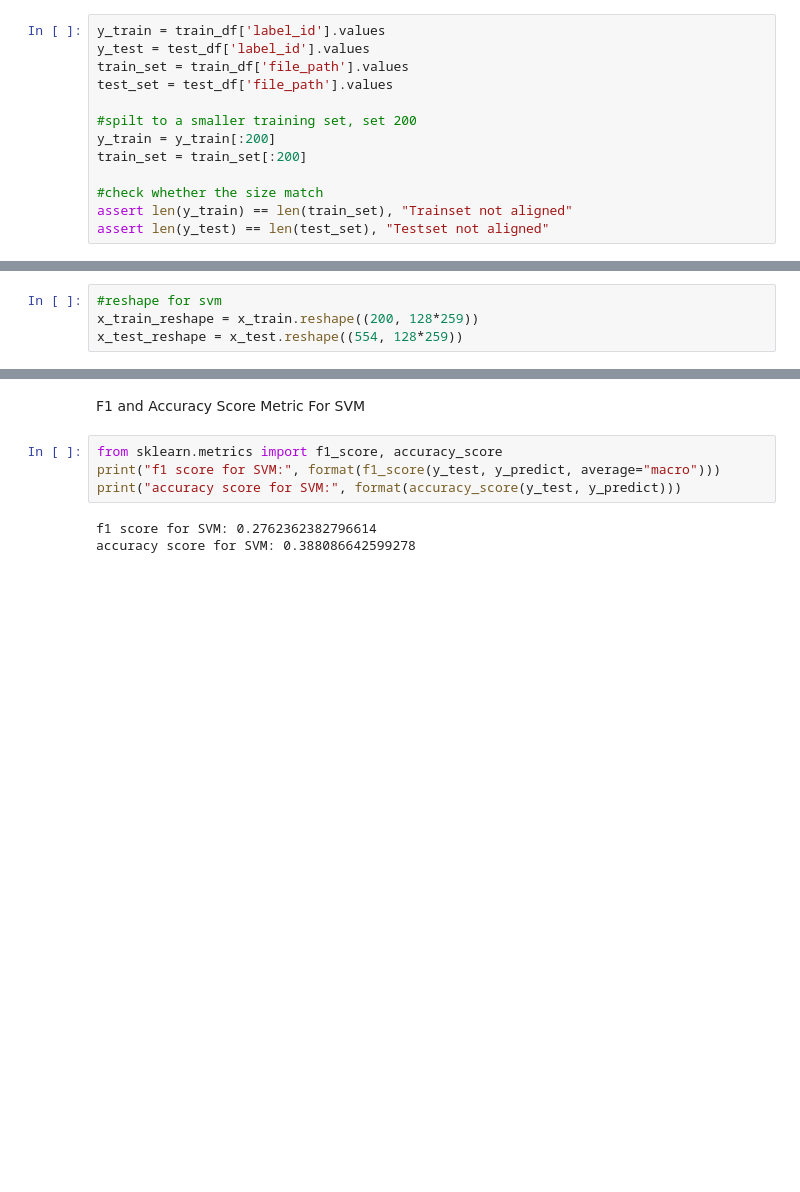
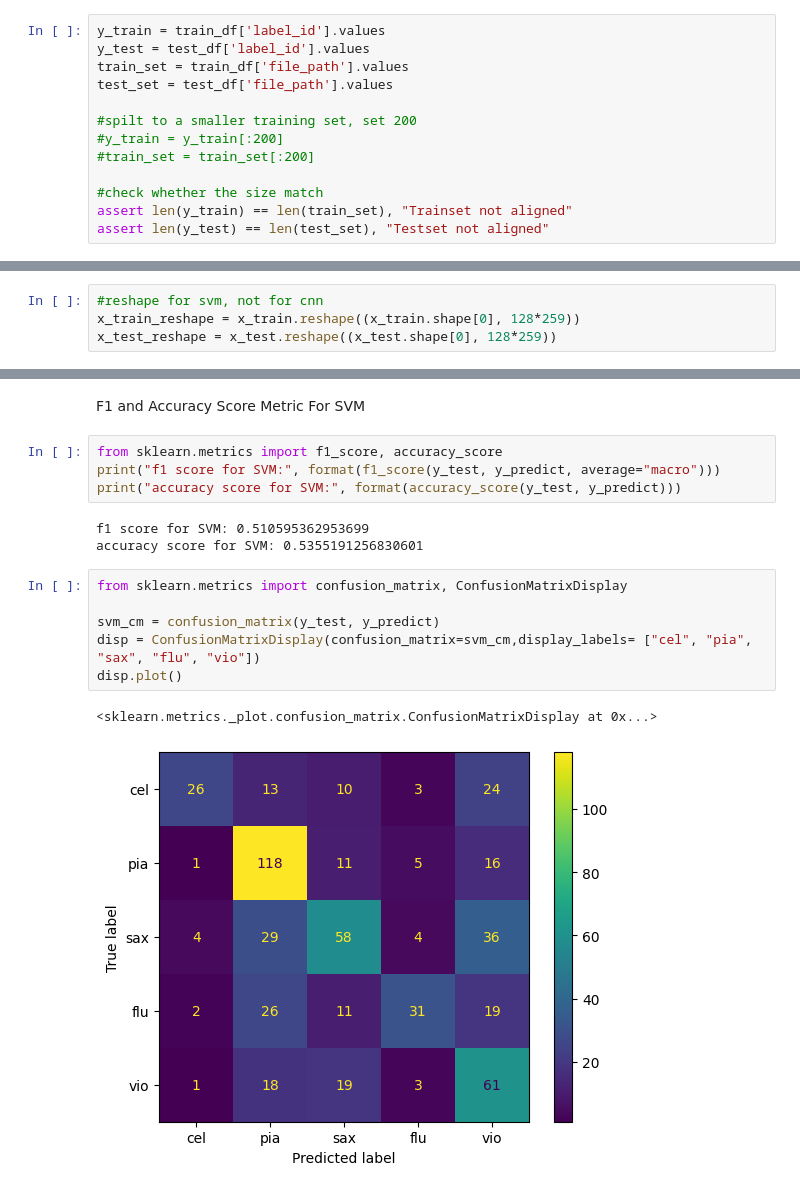
Before and after one commit to Lionsinthesky/instrument--classification-and-robustness-analysis, a Jupyter notebook: run_baseline.ipynb, the cells around one changed output, grey strips where cells are left out. Cells and saved outputs as stored; diff of their text form; blank space fills up the shorter version.

```diff
--- a/run_baseline.ipynb
+++ b/run_baseline.ipynb
@@ -93,8 +96,8 @@ train_set = train_df['file_path'].values
 test_set = test_df['file_path'].values
 
 #spilt to a smaller training set, set 200
-y_train = y_train[:200]
-train_set = train_set[:200]
+#y_train = y_train[:200]
+#train_set = train_set[:200]
 
 #check whether the size match
 assert len(y_train) == len(train_set), "Trainset not aligned"
@@ -113,7 +118,7 @@ print(x_test.shape)
 # %%
-#reshape for svm
-x_train_reshape = x_train.reshape((200, 128*259))
-x_test_reshape = x_test.reshape((554, 128*259))
+#reshape for svm, not for cnn
+x_train_reshape = x_train.reshape((x_train.shape[0], 128*259))
+x_test_reshape = x_test.reshape((x_test.shape[0], 128*259))
 # %%
 from run_svm import train_svm
 #run svm
@@ -134,5 +139,14 @@ from sklearn.metrics import f1_score, accuracy_score
 print("f1 score for SVM:", format(f1_score(y_test, y_predict, average="macro")))
 print("accuracy score for SVM:", format(accuracy_score(y_test, y_predict)))
 # %% [output]
-f1 score for SVM: 0.2762362382796614
-accuracy score for SVM: 0.388086642599278
+f1 score for SVM: 0.510595362953699
+accuracy score for SVM: 0.5355191256830601
+# %%
+from sklearn.metrics import confusion_matrix, ConfusionMatrixDisplay
+
+svm_cm = confusion_matrix(y_test, y_predict)
+disp = ConfusionMatrixDisplay(confusion_matrix=svm_cm,display_labels= ["cel", "pia", "sax", "flu", "vio"])
+disp.plot()
+# %% [output]
+<sklearn.metrics._plot.confusion_matrix.ConfusionMatrixDisplay at 0x...>
+[figure, added]
```
Also changed, not shown: parts of 13 cells of this notebook, 2 other files.
